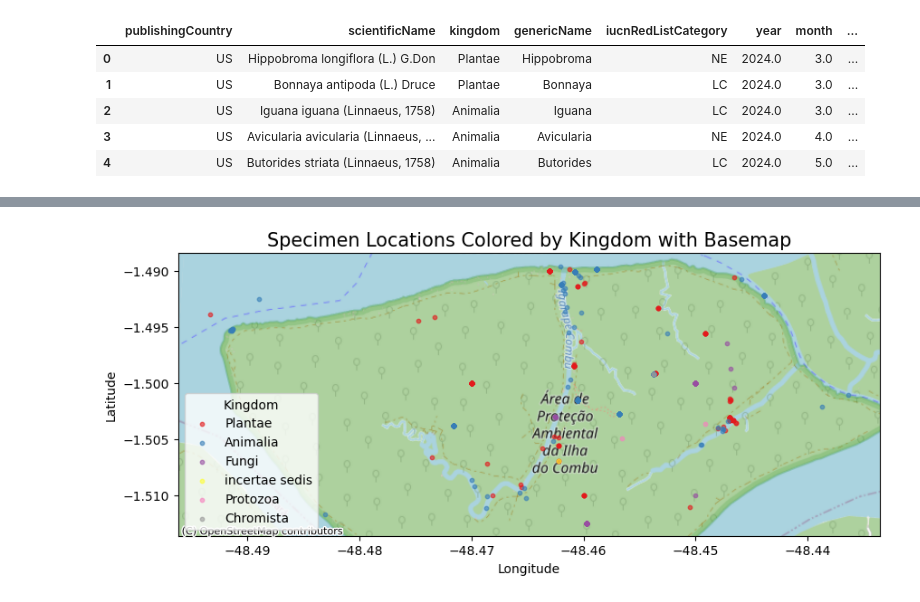
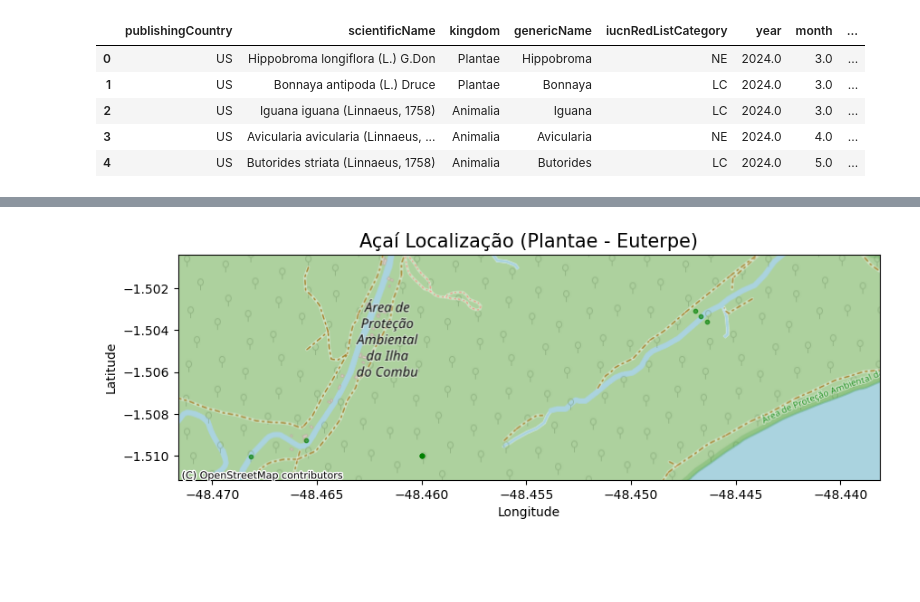
Before and after one commit to DaviMacielCavalcante/analise-de-dados-de-coleta-de-especimes-no-combu, a Jupyter notebook: script.ipynb, the cells around one changed output, grey strips where cells are left out. Saved outputs shown, nothing was run; the diff lists cells and outputs as text; code cells hidden in the pictures; blank space fills up the shorter version.

Commit message:
feat: pdf create and maps about kingdom, açaí and andiroba

```diff
--- a/script.ipynb
+++ b/script.ipynb
@@ -56,7 +59,7 @@ verbatimCoordinateSystem
 organismID
 previousIdentifications
 # %%
-colunas_relevantes = ["publishingCountry", "scientificName", "kingdom", "genericName", "iucnRedListCategory", "year", "month","decimalLatitude", "decimalLongitude", "class"]
+colunas_relevantes = ["publishingCountry", "scientificName", "kingdom", "genericName", "iucnRedListCategory", "year", "month","decimalLatitude", "decimalLongitude", "class",'phylum']
 df = df[colunas_relevantes]
 df.head()
 # %% [output]
@@ -122,35 +152,38 @@ plt.show()
 # %%
 import geopandas as gpd
 from shapely.geometry import Point
 import contextily as cx
 import matplotlib.pyplot as plt
 
+acai_df = df[(df['kingdom'] == 'Plantae') & (df['genericName'] == 'Euterpe')]
+
 # Convert latitude and longitude into points
-geometry = [Point(xy) for xy in zip(df['decimalLongitude'], df['decimalLatitude'])]
-geo_df = gpd.GeoDataFrame(df, geometry=geometry, crs="EPSG:4326")
+acai_geometry = [Point(xy) for xy in zip(acai_df['decimalLongitude'], acai_df['decimalLatitude'])]
+acai_geo_df = gpd.GeoDataFrame(acai_df, geometry=acai_geometry, crs="EPSG:4326")
 
-# Define a color map for each unique kingdom
-unique_kingdoms = geo_df['kingdom'].unique()
-colors = plt.cm.get_cmap('Set1', len(unique_kingdoms))  # Use a colormap for distinct colors
-kingdom_color_map = {kingdom: colors(i) for i, kingdom in enumerate(unique_kingdoms)}
-
-# Plot the GeoDataFrame with points colored according to the kingdom
+# Plot the filtered GeoDataFrame
 fig, ax = plt.subplots(figsize=(10, 10))
 
-for kingdom, color in kingdom_color_map.items():
-    subset = geo_df[geo_df['kingdom'] == kingdom]
-    subset.plot(ax=ax, markersize=10, color=color, label=kingdom, alpha=0.6)
+# Plot points
+acai_geo_df.plot(ax=ax, markersize=10, color='green', alpha=0.6)
 
-# Add a basemap using contextily (OpenStreetMap tiles)
-cx.add_basemap(ax, crs=geo_df.crs.to_string(), source=cx.providers.OpenStreetMap.Mapnik)
+# Get the current plot limits and expand them to zoom out a bit
+xmin, xmax = ax.get_xlim()
+ymin, ymax = ax.get_ylim()
+
+# Expand the limits by 10% to zoom out
+ax.set_xlim(xmin - (xmax - xmin) * 0.1, xmax + (xmax - xmin) * 0.3)
+ax.set_ylim(ymin - (ymax - ymin) * 0.1, ymax + (ymax - ymin) * 0.3)
+
+# Add a basemap for geographic context
+cx.add_basemap(ax, crs=acai_geo_df.crs.to_string(), source=cx.providers.OpenStreetMap.Mapnik)
 
 # Set titles and labels
-ax.set_title('Specimen Locations Colored by Kingdom with Basemap', fontsize=15)
+ax.set_title('Açaí Localização (Plantae - Euterpe)', fontsize=15)
 plt.xlabel('Longitude')
 plt.ylabel('Latitude')
-plt.legend(title='Kingdom')
 
 # Show the plot
-plt.show()
+plt.savefig('Analise-pontos-açaí.png', dpi=400, bbox_inches='tight');
 # %% [output]
-[figure, old version]
+[figure, new version]
```
Also changed, not shown: parts of 11 cells of this notebook.
